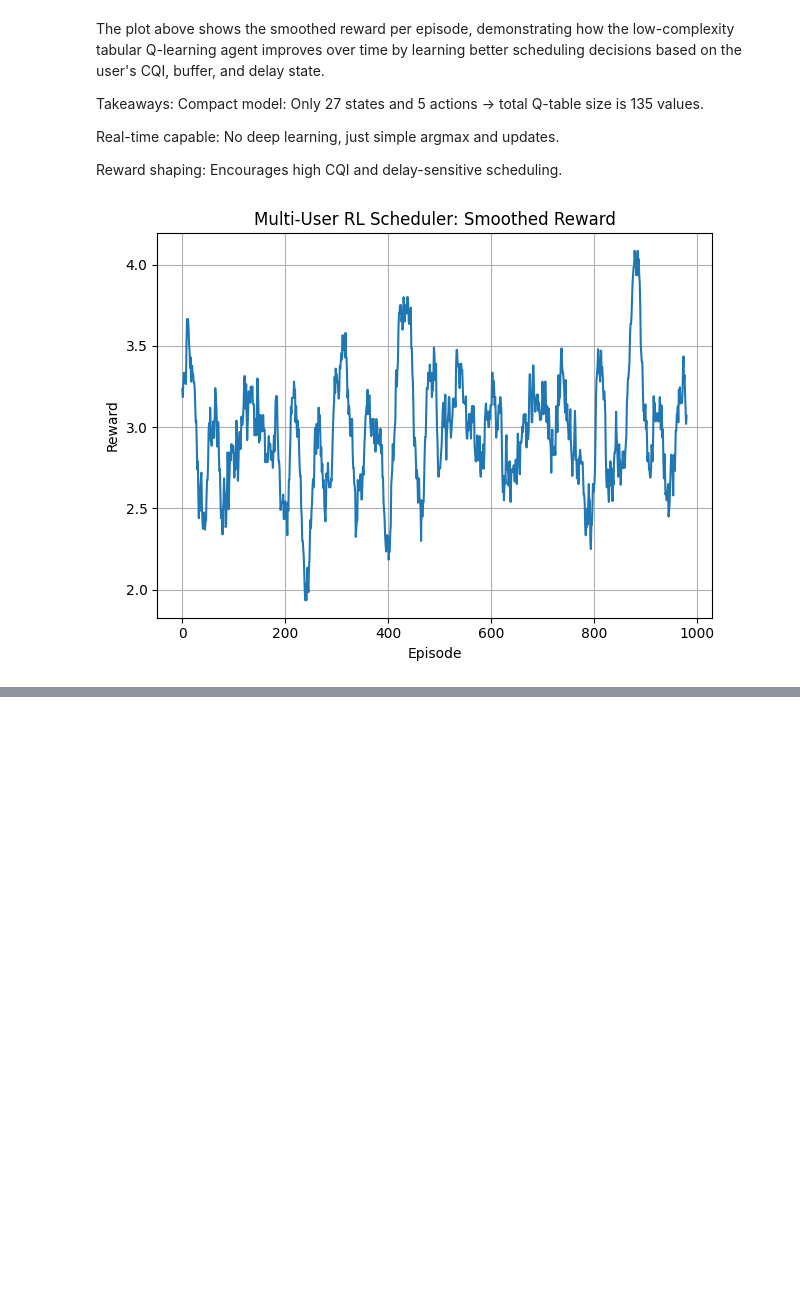
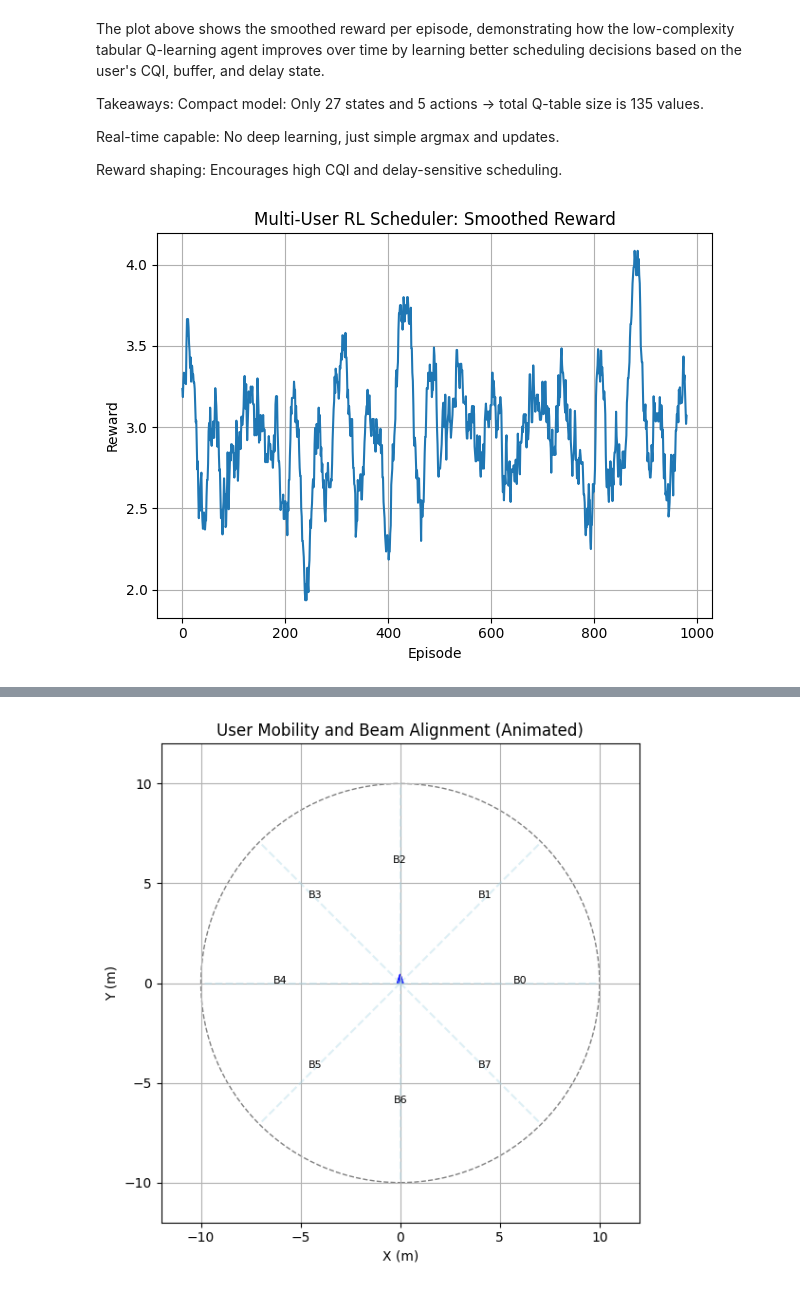
Before and after one commit to hamed-h98/5G_projects, a Jupyter notebook: 01_Wireless_PHY/WirelessComm_Tutorial2.ipynb, the cells around one changed output, grey strips where cells are left out. Saved outputs shown, nothing was run; the diff lists cells and outputs as text; code cells hidden in the pictures; blank space fills up the shorter version.

```diff
--- a/01_Wireless_PHY/WirelessComm_Tutorial2.ipynb
+++ b/01_Wireless_PHY/WirelessComm_Tutorial2.ipynb
@@ -1385,0 +1691,77 @@ plt.tight_layout()
+# %%
+import matplotlib.animation as animation
+
+# Animation parameters
+num_frames = 30
+radius = 10
+step_size = 0.6
+user_positions = [(
+    random.uniform(-radius, radius),
+    random.uniform(-radius, radius)
+) for _ in range(num_users)]
+
+# Setup figure
+fig, ax = plt.subplots(figsize=(6, 6))
+ax.set_xlim(-radius - 2, radius + 2)
+ax.set_ylim(-radius - 2, radius + 2)
+ax.set_title("User Mobility and Beam Alignment (Animated)")
+ax.set_xlabel("X (m)")
+ax.set_ylabel("Y (m)")
+ax.grid(True)
+ax.set_aspect('equal')
+
+# Draw fixed elements
+circle = plt.Circle((0, 0), radius, color='gray', fill=False, linestyle='--')
+ax.add_artist(circle)
+beam_lines = []
+for b_idx, angle in enumerate(beam_directions):
+    end_x = radius * np.cos(np.radians(angle))
+    end_y = radius * np.sin(np.radians(angle))
+    line, = ax.plot([0, end_x], [0, end_y], linestyle='--', color='lightblue', alpha=0.4)
+    beam_lines.append(line)
+    ax.text(end_x * 0.6, end_y * 0.6, f"B{b_idx}", fontsize=8, ha='center')
+
+# Initialize plot elements for users and beams
+user_dots, = ax.plot([], [], 'ro')
+user_labels = [ax.text(0, 0, '', fontsize=8) for _ in range(num_users)]
+beam_arrows = [ax.arrow(0, 0, 0, 0, head_width=0.3, color='blue', alpha=0.5) for _ in range(num_users)]
+
+def init():
+    user_dots.set_data([], [])
+    for label in user_labels:
+        label.set_text('')
+    return [user_dots] + user_labels + beam_arrows
+
+def update(frame):
+    global user_positions
+    x_data, y_data = [], []
+
+    for i in range(num_users):
+        user_positions[i] = random_walk(user_positions[i], step_size)
+        ux, uy = user_positions[i]
+        x_data.append(ux)
+        y_data.append(uy)
+        user_labels[i].set_position((ux + 0.5, uy))
+        user_labels[i].set_text(f"U{i}")
+
+        # Compute beam index
+        angle_deg = (np.degrees(np.arctan2(uy, ux)) + 360) % 360
+        beam_idx = int(np.round(angle_deg / beam_width_deg)) % num_beams
+        beam_angle = beam_directions[beam_idx]
+
+        # Update arrow
+        arrow_dx = 1.5 * np.cos(np.radians(beam_angle))
+        arrow_dy = 1.5 * np.sin(np.radians(beam_angle))
+        beam_arrows[i].remove()  # remove old arrow
+        beam_arrows[i] = ax.arrow(0, 0, arrow_dx, arrow_dy, head_width=0.3, color='blue', alpha=0.6)
+
+    user_dots.set_data(x_data, y_data)
+    return [user_dots] + user_labels + beam_arrows
+
+ani = animation.FuncAnimation(fig, update, frames=num_frames, init_func=init,
+                              blit=False, interval=500, repeat=False)
+
+plt.tight_layout()
+plt.show()
+# %% [output]
+[figure, added]
```
Also changed, not shown: parts of 11 cells of this notebook.
